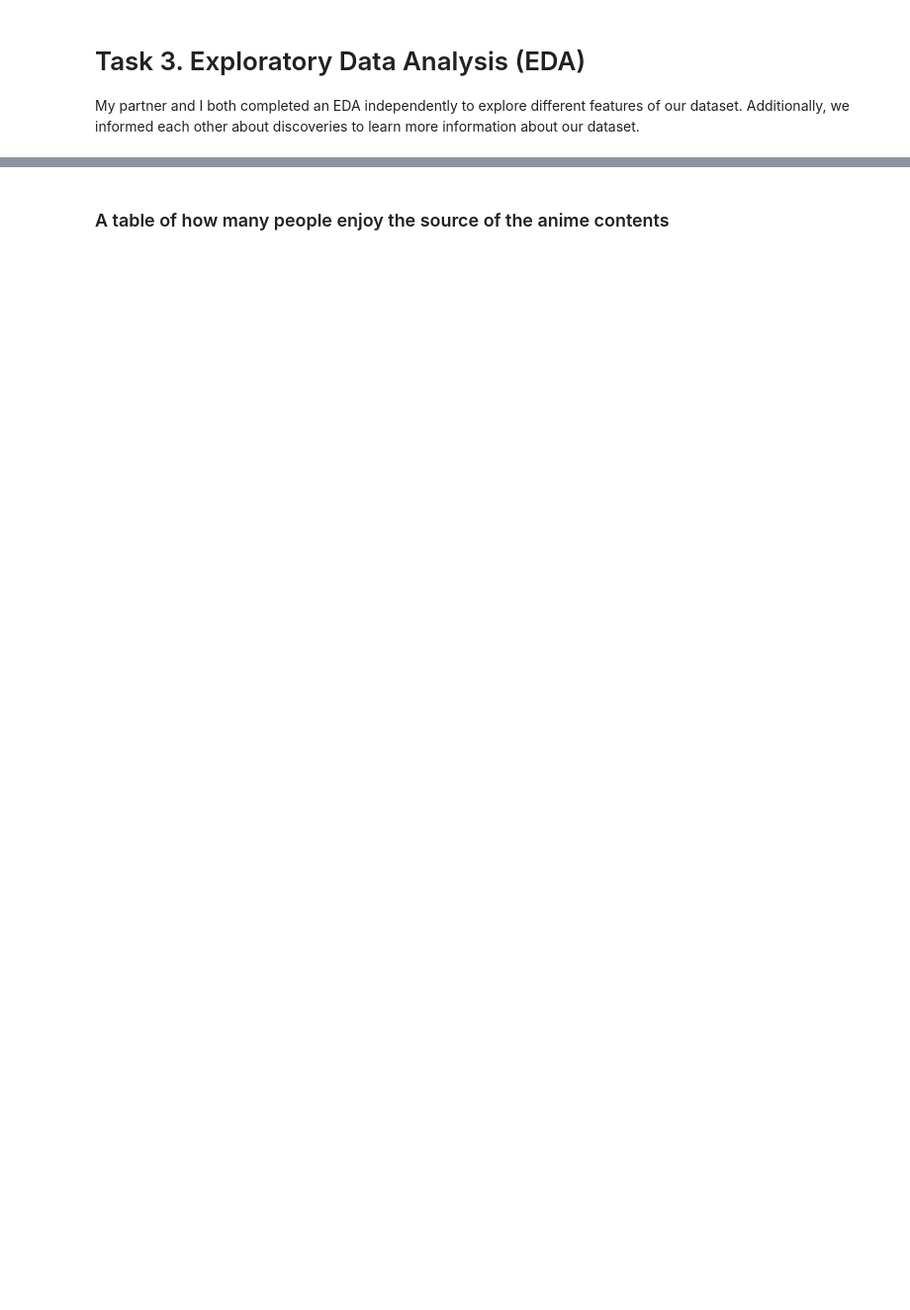
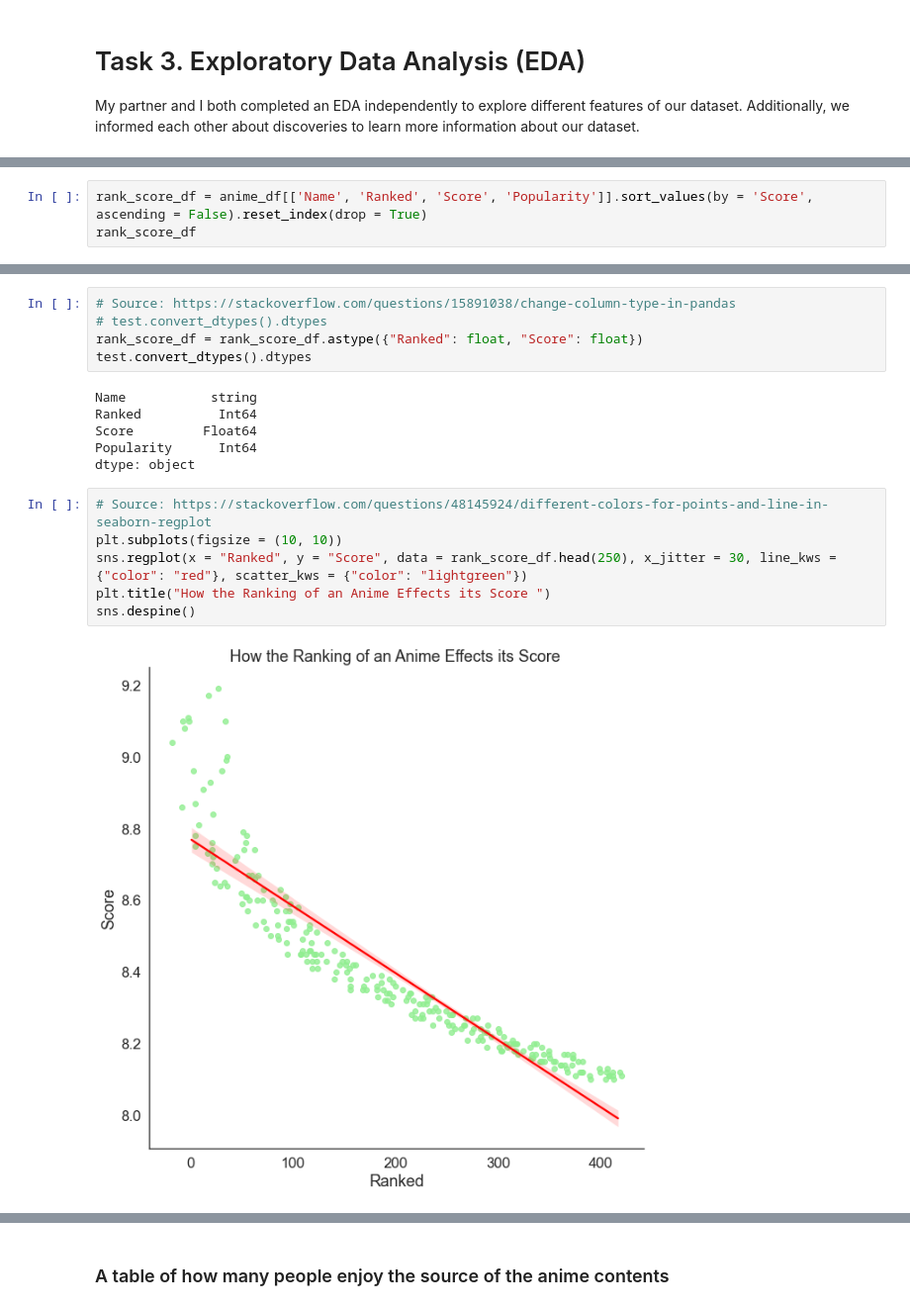
Before and after one commit to data301-2021-summer2/group03-project, a Jupyter notebook: analysis/Guy/milestone2.ipynb, the cells around one changed output, grey strips where cells are left out. Shown: that part at 99% size. Saved outputs shown, nothing was run; the diff lists cells and outputs as text; blank space fills up the shorter version.

```diff
--- a/analysis/Guy/milestone2.ipynb
+++ b/analysis/Guy/milestone2.ipynb
@@ -232,0 +204,3 @@ ProfileReport(df, title="Pandas Profiling Anime Report")
+# %%
+rank_score_df = anime_df[['Name', 'Ranked', 'Score', 'Popularity']].sort_values(by = 'Score', ascending = False).reset_index(drop = True)
+rank_score_df
@@ -232,0 +229,19 @@ ProfileReport(df, title="Pandas Profiling Anime Report")
+# %%
+# Source: https://stackoverflow.com/questions/15891038/change-column-type-in-pandas
+# test.convert_dtypes().dtypes
+rank_score_df = rank_score_df.astype({"Ranked": float, "Score": float})
+test.convert_dtypes().dtypes
+# %% [output]
+Name           string
+Ranked          Int64
+Score         Float64
+Popularity      Int64
+dtype: object
+# %%
+# Source: https://stackoverflow.com/questions/48145924/different-colors-for-points-and-line-in-seaborn-regplot
+plt.subplots(figsize = (10, 10))
+sns.regplot(x = "Ranked", y = "Score", data = rank_score_df.head(250), x_jitter = 30, line_kws = {"color": "red"}, scatter_kws = {"color": "lightgreen"})
+plt.title("How the Ranking of an Anime Effects its Score ")
+sns.despine()
+# %% [output]
+[figure, added]
```
Also changed, not shown: parts of 51 cells of this notebook.
